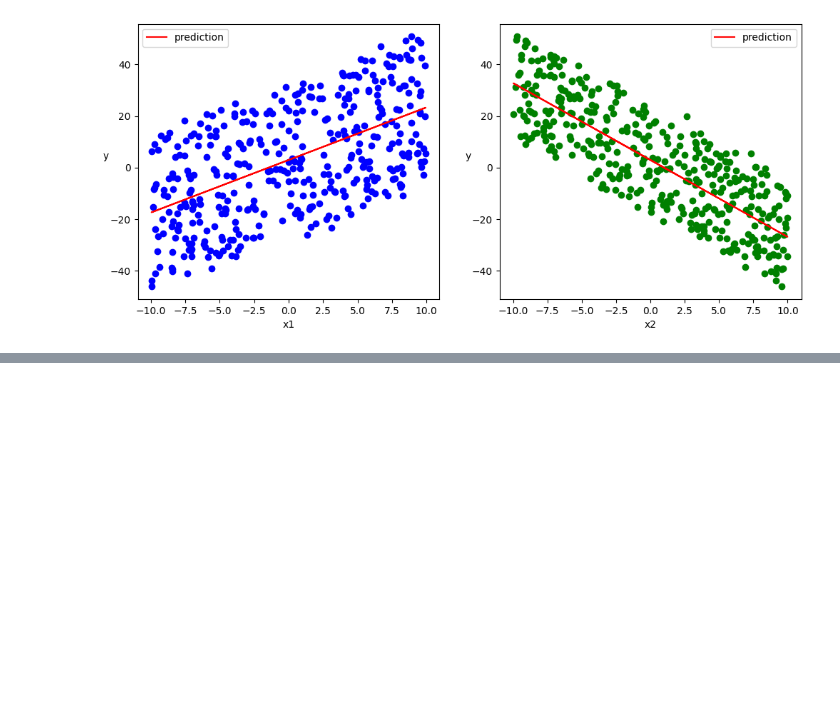
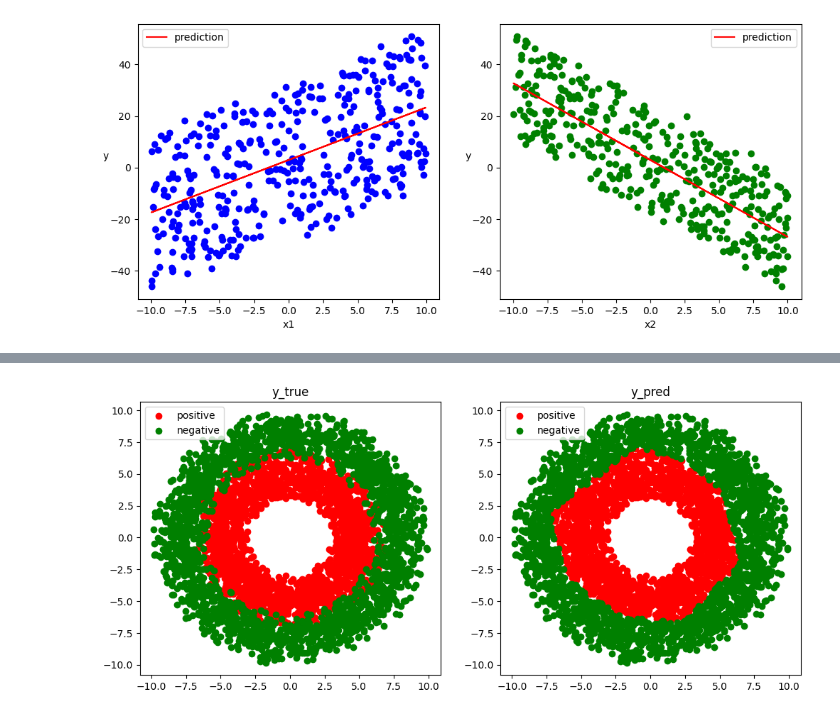
Before and after one commit to Anjasfedo/Learning-TensorFlow, a Jupyter notebook: eat_tensorflow2_in_30_days/Chapter3_3.ipynb, the cells around one changed output, grey strips where cells are left out. Drawn from its saved outputs; the diff is of its cells as text; code cells hidden in the pictures; blank space fills up the shorter version.

```diff
--- a/eat_tensorflow2_in_30_days/Chapter3_3.ipynb
+++ b/eat_tensorflow2_in_30_days/Chapter3_3.ipynb
@@ -145,0 +251,6 @@ plt.show()
+# %%
+train_loss = metrics.Mean(name='train_loss')
+train_metric = metrics.BinaryAccuracy(name='train_accuracy')
+
+valid_loss = metrics.Mean(name='valid_loss')
+valid_metric = metrics.BinaryAccuracy(name='valid_accuracy')
@@ -145,0 +277,21 @@ plt.show()
+# %%
+def train_model(model, ds_train, ds_valid, epochs):
+  for epoch in tf.range(1, epochs+1):
+    for features, labels in ds_train:
+      train_step(model, features, labels)
+
+    for features, labels in ds_valid:
+      valid_step(model, features, labels)
+
+    logs = 'Epoch={}, Loss:{}, Accuracy:{}, Valid Loss:{}, Valid Accuracy:{}'
+
+    if epoch%100 == 0:
+      printbar()
+      tf.print(tf.strings.format(logs, (epoch, train_loss.result(), train_metric.result(), valid_loss.result(), valid_metric.result())))
+
+    train_loss.reset_states()
+    valid_loss.reset_states()
+    train_metric.reset_states()
+    valid_metric.reset_states()
+# %%
+train_model(model, ds_train, ds_valid, 1000)
@@ -145,0 +319,20 @@ plt.show()
+# %%
+# Visualize the result
+fig, (ax1, ax2) = plt.subplots(1, 2, figsize=(12, 5))
+
+ax1.scatter(Xp[:, 0].numpy(), Xp[:, -1].numpy(), c='r', marker='o', label='positive')
+ax1.scatter(Xn[:, 0].numpy(), Xn[:, -1].numpy(), c='g', marker='o', label='negative')
+ax1.legend()
+ax1.set_title('y_true')
+
+Xp_pred = tf.boolean_mask(X, tf.squeeze(model(X) >= 0.5, axis=1))
+Xn_pred = tf.boolean_mask(X, tf.squeeze(model(X) < 0.5, axis=1))
+
+ax2.scatter(Xp_pred[:, 0].numpy(), Xp_pred[:, -1].numpy(), c='r', marker='o', label='positive')
+ax2.scatter(Xn_pred[:, 0].numpy(), Xn_pred[:, -1].numpy(), c='g', marker='o', label='negative')
+ax2.legend()
+ax2.set_title('y_pred')
+
+plt.show()
+# %% [output]
+[figure, added]
```
Also changed, not shown: parts of 18 cells of this notebook.
